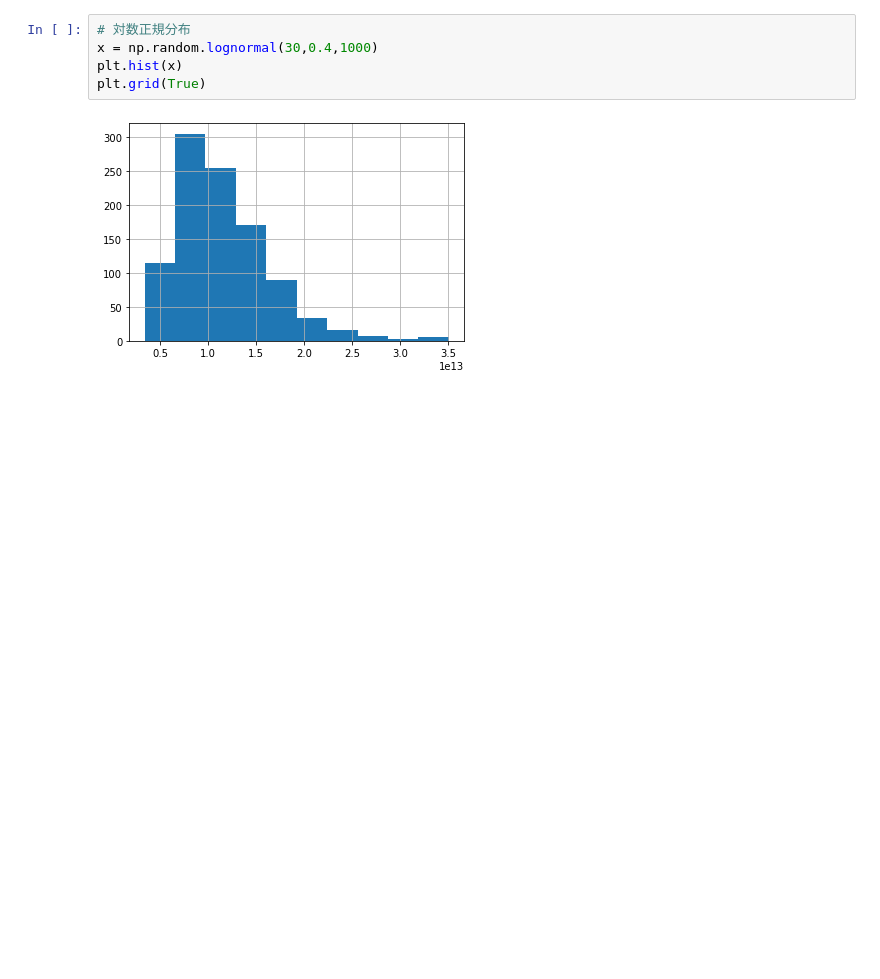
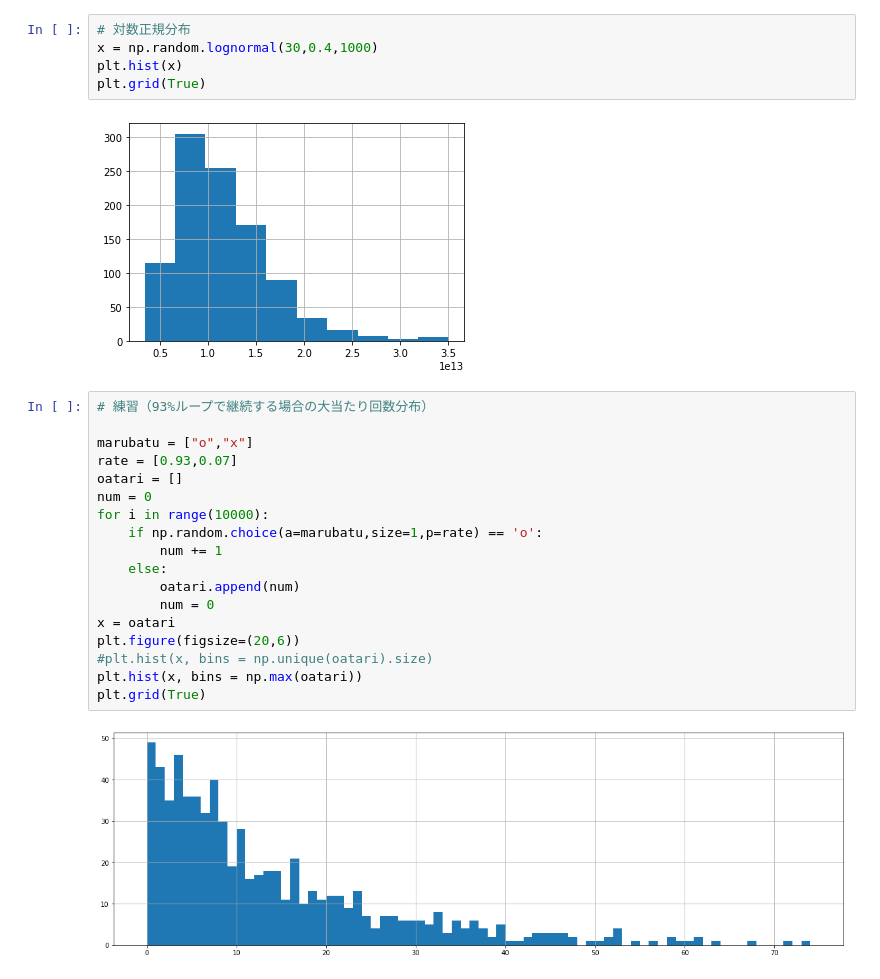
Before and after one commit to komiyama-21313/data_science_book1, a Jupyter notebook: chap4.ipynb, the cells around one changed output. Saved outputs shown, nothing was run; the diff lists cells and outputs as text; blank space fills up the shorter version.

```diff
--- a/chap4.ipynb
+++ b/chap4.ipynb
@@ -108,3 +108,23 @@ plt.hist(x)
 plt.grid(True)
 # %% [output]
 [figure]
+# %%
+# 練習（93%ループで継続する場合の大当たり回数分布）
+
+marubatu = ["o","x"]
+rate = [0.93,0.07]
+oatari = []
+num = 0
+for i in range(10000):
+    if np.random.choice(a=marubatu,size=1,p=rate) == 'o':
+        num += 1
+    else:
+        oatari.append(num)
+        num = 0
+x = oatari
+plt.figure(figsize=(20,6))
+#plt.hist(x, bins = np.unique(oatari).size)
+plt.hist(x, bins = np.max(oatari))
+plt.grid(True)
+# %% [output]
+[figure, added]
```
Also changed, not shown: parts of 32 cells of this notebook, 1 other file.
